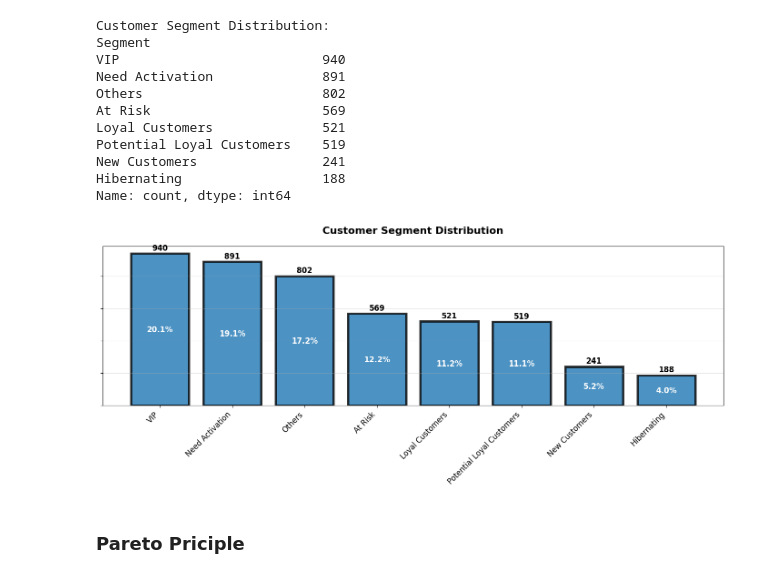
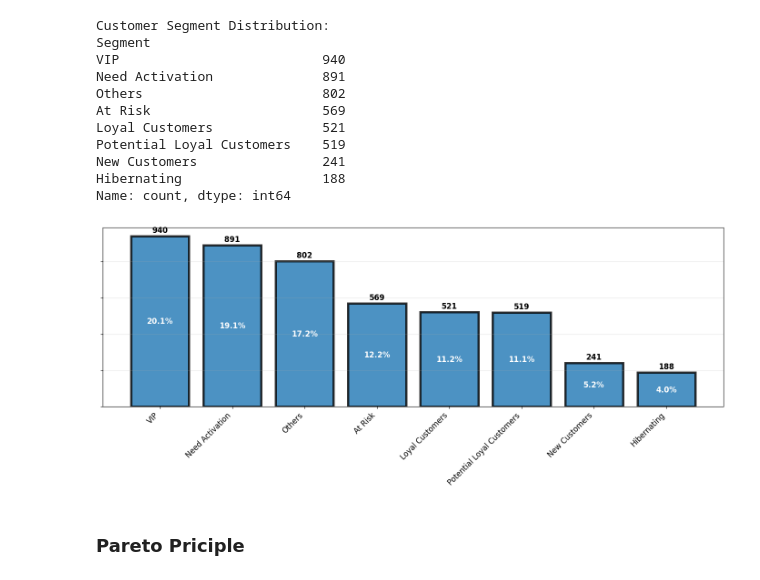
Before and after one commit to Papagiannopoulos/ecommerce-business-analytics, a Jupyter notebook: Program/E-commerce_Analysis.ipynb, the cells around one changed output. Cells and saved outputs as stored; diff of their text form; code cells hidden in the pictures.

Commit message:
docs: update visualizations

```diff
--- a/Program/E-commerce_Analysis.ipynb
+++ b/Program/E-commerce_Analysis.ipynb
@@ -716,35 +716,35 @@ Name: count, dtype: int64
 # %%
 # Customer Segment Distribution
 plt.figure(figsize=(14, 6))
 segment_counts = rfm['Segment'].value_counts().sort_values(ascending=False)
 
 # Create bar chart
 bars = plt.bar(range(len(segment_counts)), segment_counts.values,
                color='#1f77b4', alpha=0.8, edgecolor='black', linewidth=3.5)
 
 plt.xticks(range(len(segment_counts)), segment_counts.index, fontsize=12, rotation=45, ha='right')
 plt.ylabel('')
-plt.title('Customer Segment Distribution', fontsize=16, fontweight='bold', pad=20)
+#plt.title('Customer Segment Distribution', fontsize=16, fontweight='bold', pad=20)
 plt.grid(axis='y', alpha=0.3)
 
 # Add value labels on bars
 for i, v in enumerate(segment_counts.values):
     plt.text(i, v + max(segment_counts.values) * 0.01, f'{v:,}',
              ha='center', va='bottom', fontsize=12, fontweight='black')
 
 # Add percentage labels inside bars
 total_customers = segment_counts.sum()
 for i, v in enumerate(segment_counts.values):
     pct = (v / total_customers) * 100
     plt.text(i, v/2, f'{pct:.1f}%', ha='center', va='center',
              fontsize=12, fontweight='bold', color='white')
 
 plt.gca().set_yticklabels([])
 
 plt.tight_layout()
 plt.show()
 # %% [output]
-[figure, old version]
+[figure, new version]
 # %% [markdown]
 ### Pareto Priciple
 # %%
```
Also changed, not shown: parts of 1 cell of this notebook, 2 other files.
